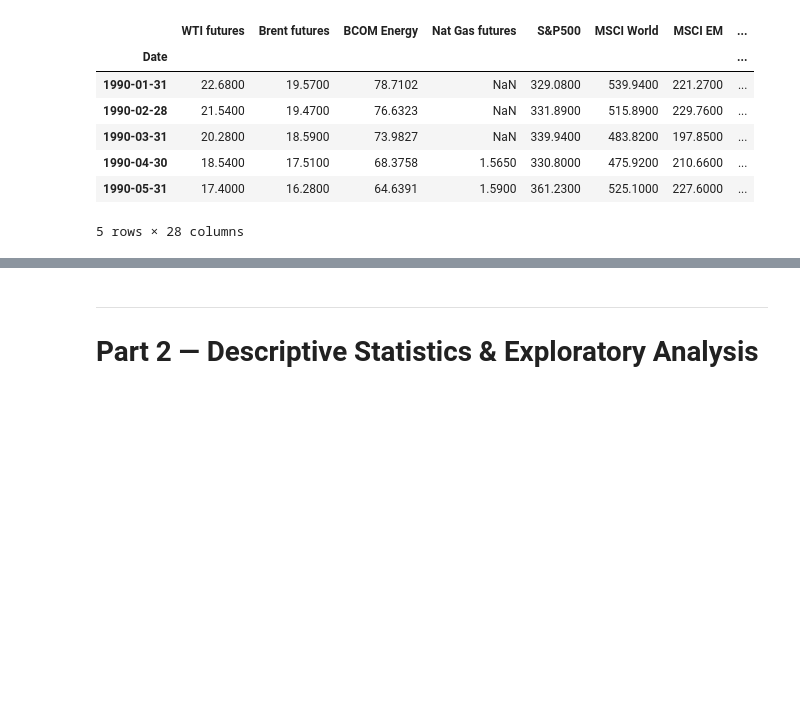
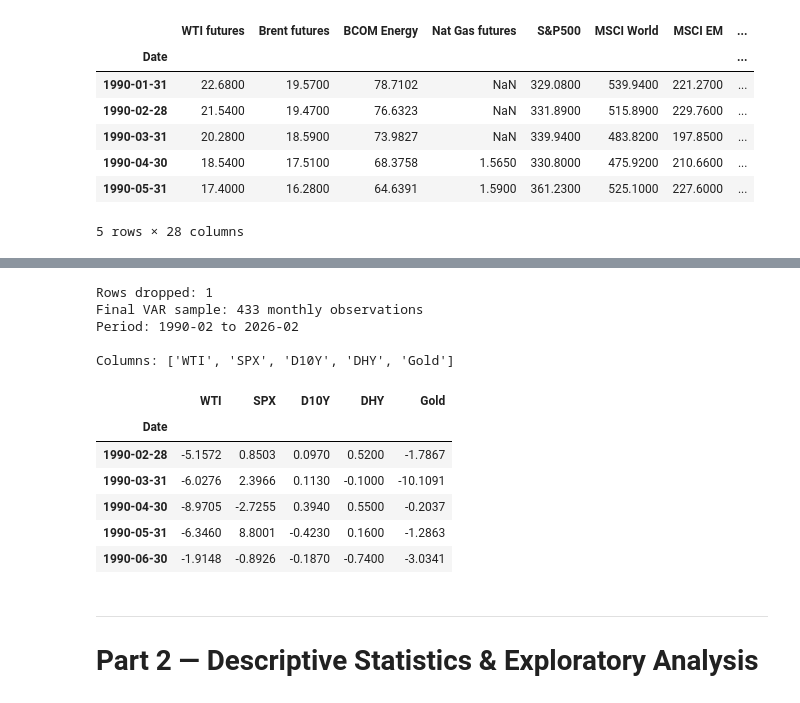
Before and after one commit to Altankaragulle/EMIF_Project_Oil, a Jupyter notebook: EMIF_Oil_Shock_Project.ipynb, the cells around one changed output, grey strips where cells are left out. Drawn from its saved outputs; the diff is of its cells as text; code cells hidden in the pictures; blank space fills up the shorter version.

```diff
--- a/EMIF_Oil_Shock_Project.ipynb
+++ b/EMIF_Oil_Shock_Project.ipynb
@@ -301,3 +322,38 @@ print(list(analysis_df.columns))
+# %%
+# Define the 5 core VAR variables with clean short names
+var_df = analysis_df[[
+    "r_WTI futures",
+    "r_S&P500",
+    "d_US 10-year Rate",
+    "d_High yield index yield to worst",
+    "r_Gold"
+]].copy()
+
+var_df.columns = ["WTI", "SPX", "D10Y", "DHY", "Gold"]
+
+# Drop rows with any NaN (first row lost from return/diff computation)
+rows_before = len(var_df)
+var_df = var_df.dropna()
+rows_after = len(var_df)
+
+print(f"Rows dropped: {rows_before - rows_after}")
+print(f"Final VAR sample: {rows_after} monthly observations")
+print(f"Period: {var_df.index.min().strftime('%Y-%m')} to {var_df.index.max().strftime('%Y-%m')}")
+print(f"\nColumns: {list(var_df.columns)}")
+var_df.head()
+# %% [output]
+Rows dropped: 1
+Final VAR sample: 433 monthly observations
+Period: 1990-02 to 2026-02
+
+Columns: ['WTI', 'SPX', 'D10Y', 'DHY', 'Gold']
+|  | WTI | SPX | D10Y | DHY | Gold |
+| Date |  |  |  |  |  |
+| 1990-02-28 | -5.1572 | 0.8503 | 0.0970 | 0.5200 | -1.7867 |
+| 1990-03-31 | -6.0276 | 2.3966 | 0.1130 | -0.1000 | -10.1091 |
+| 1990-04-30 | -8.9705 | -2.7255 | 0.3940 | 0.5500 | -0.2037 |
+| 1990-05-31 | -6.3460 | 8.8001 | -0.4230 | 0.1600 | -1.2863 |
+| 1990-06-30 | -1.9148 | -0.8926 | -0.1870 | -0.7400 | -3.0341 |
 # %% [markdown]
 ---
 
```
Also changed, not shown: parts of 3 cells of this notebook.
